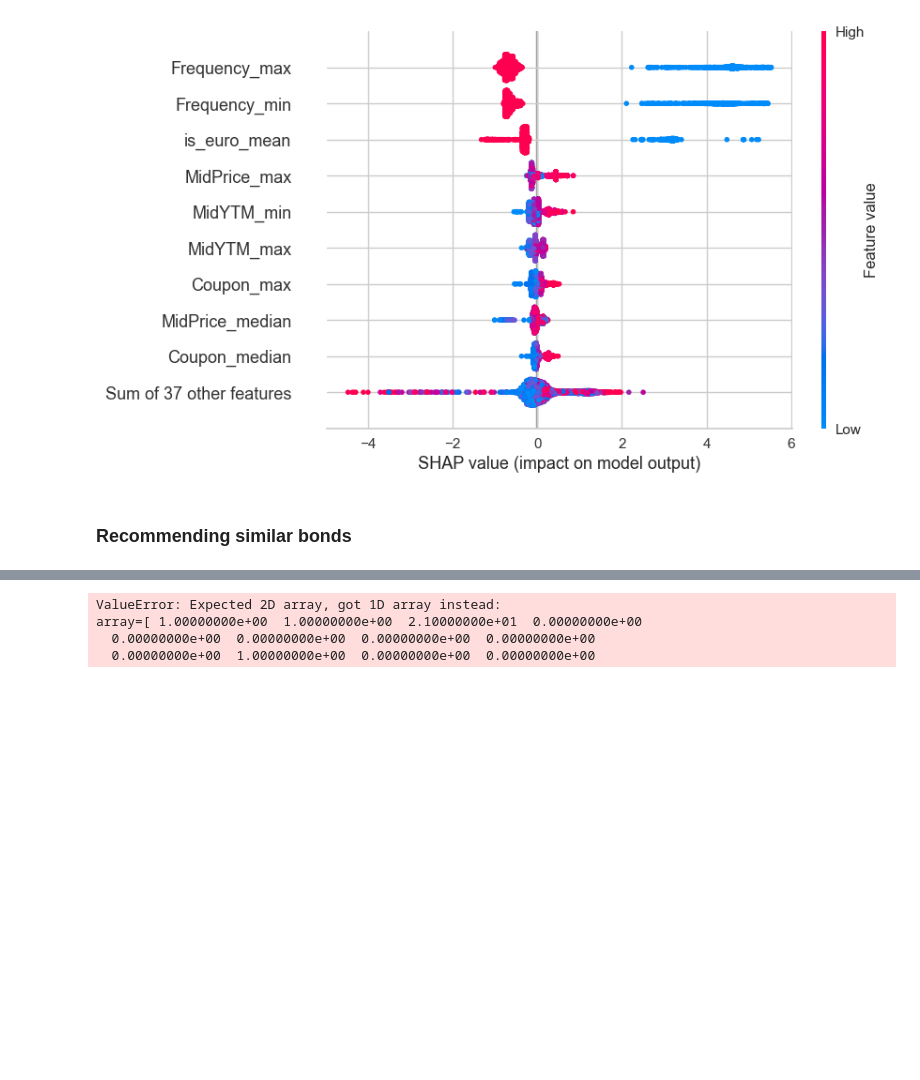
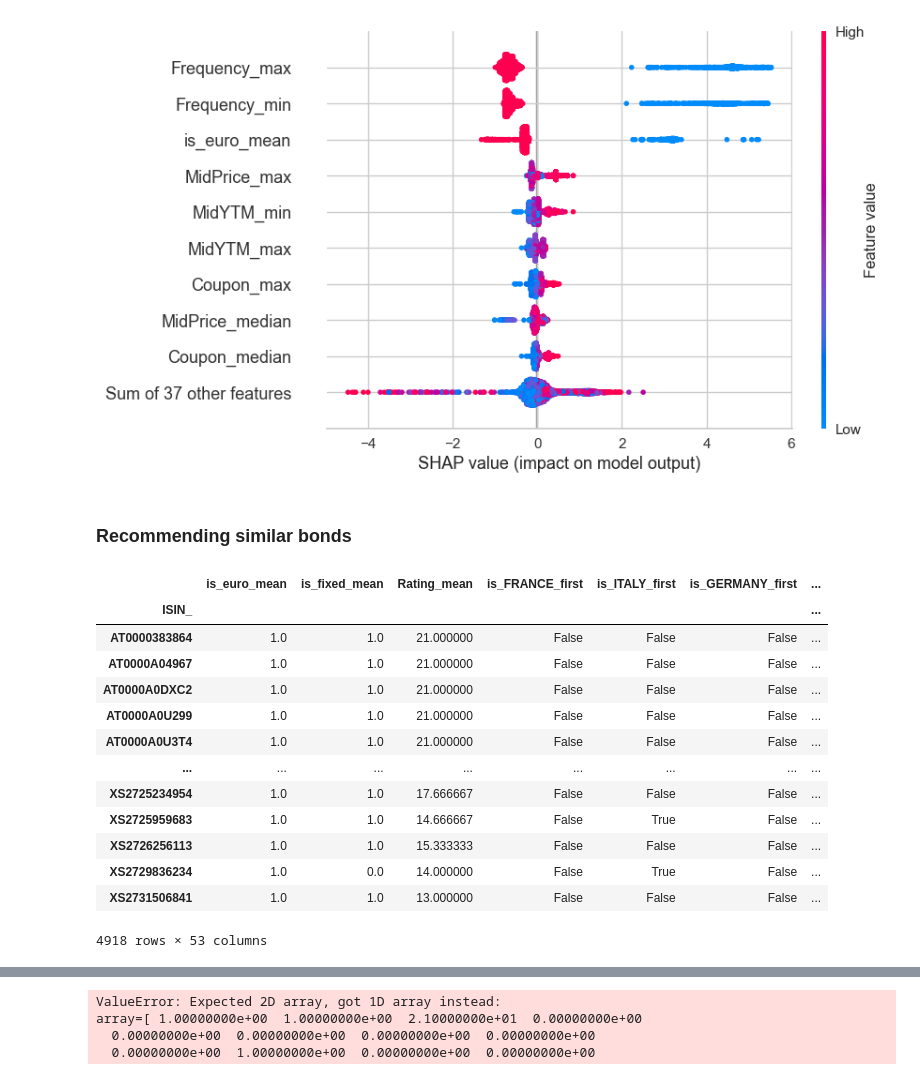
Before and after one commit to arthurprgt/natixis_challenge, a Jupyter notebook: notebooks/clustering.ipynb, the cells around one changed output, grey strips where cells are left out. Saved outputs shown, nothing was run; the diff lists cells and outputs as text; code cells hidden in the pictures; blank space fills up the shorter version.

```diff
--- a/notebooks/clustering.ipynb
+++ b/notebooks/clustering.ipynb
@@ -761,3 +761,20 @@ Plotting SHAP explainability for Cluster 2
 ### Recommending similar bonds
 # %%
 from sklearn.metrics import pairwise_distances_argmin_min
+# %%
+df_clustering_filled
+# %% [output]
+|  | is_euro_mean | is_fixed_mean | Rating_mean | is_FRANCE_first | is_ITALY_first | is_GERMANY_first | ... |
+| ISIN_ |  |  |  |  |  |  | ... |
+| AT0000383864 | 1.0 | 1.0 | 21.000000 | False | False | False | ... |
+| AT0000A04967 | 1.0 | 1.0 | 21.000000 | False | False | False | ... |
+| AT0000A0DXC2 | 1.0 | 1.0 | 21.000000 | False | False | False | ... |
+| AT0000A0U299 | 1.0 | 1.0 | 21.000000 | False | False | False | ... |
+| AT0000A0U3T4 | 1.0 | 1.0 | 21.000000 | False | False | False | ... |
+| ... | ... | ... | ... | ... | ... | ... | ... |
+| XS2725234954 | 1.0 | 1.0 | 17.666667 | False | False | False | ... |
+| XS2725959683 | 1.0 | 1.0 | 14.666667 | False | True | False | ... |
+| XS2726256113 | 1.0 | 1.0 | 15.333333 | False | False | False | ... |
+| XS2729836234 | 1.0 | 0.0 | 14.000000 | False | True | False | ... |
+| XS2731506841 | 1.0 | 1.0 | 13.000000 | False | False | False | ... |
+4918 rows × 53 columns
```
Also changed, not shown: parts of 2 cells of this notebook.
